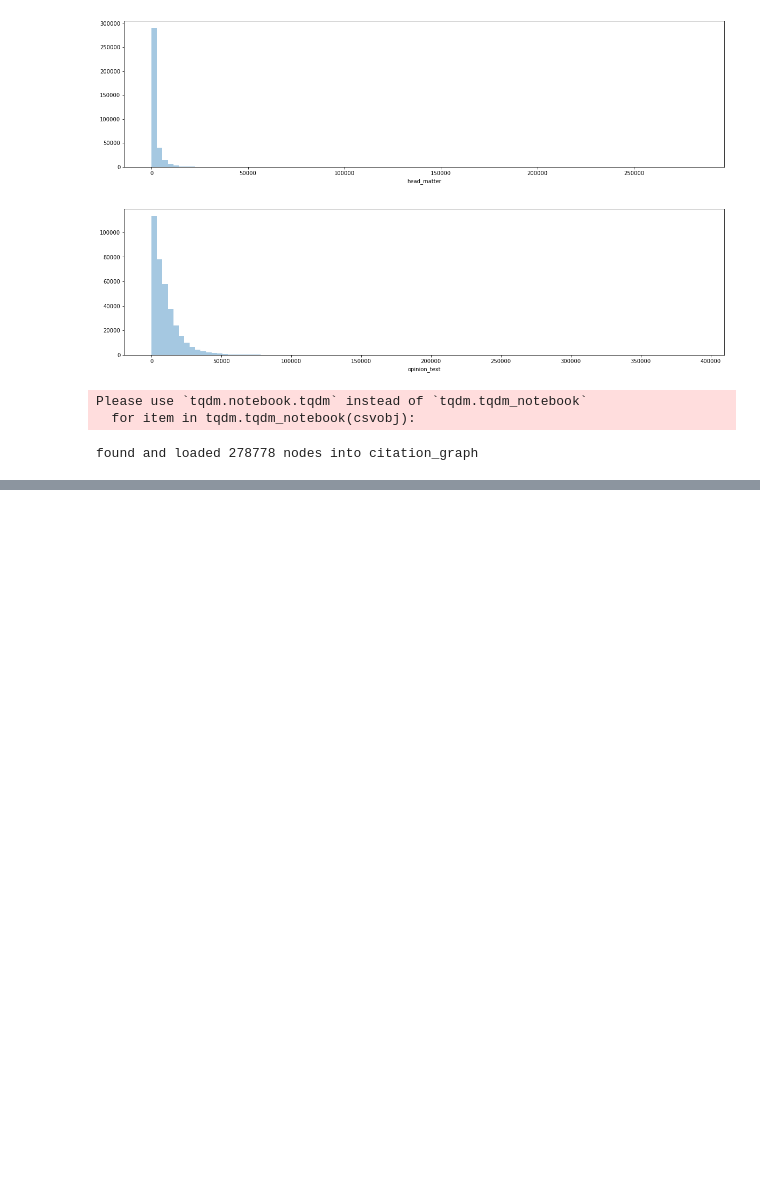
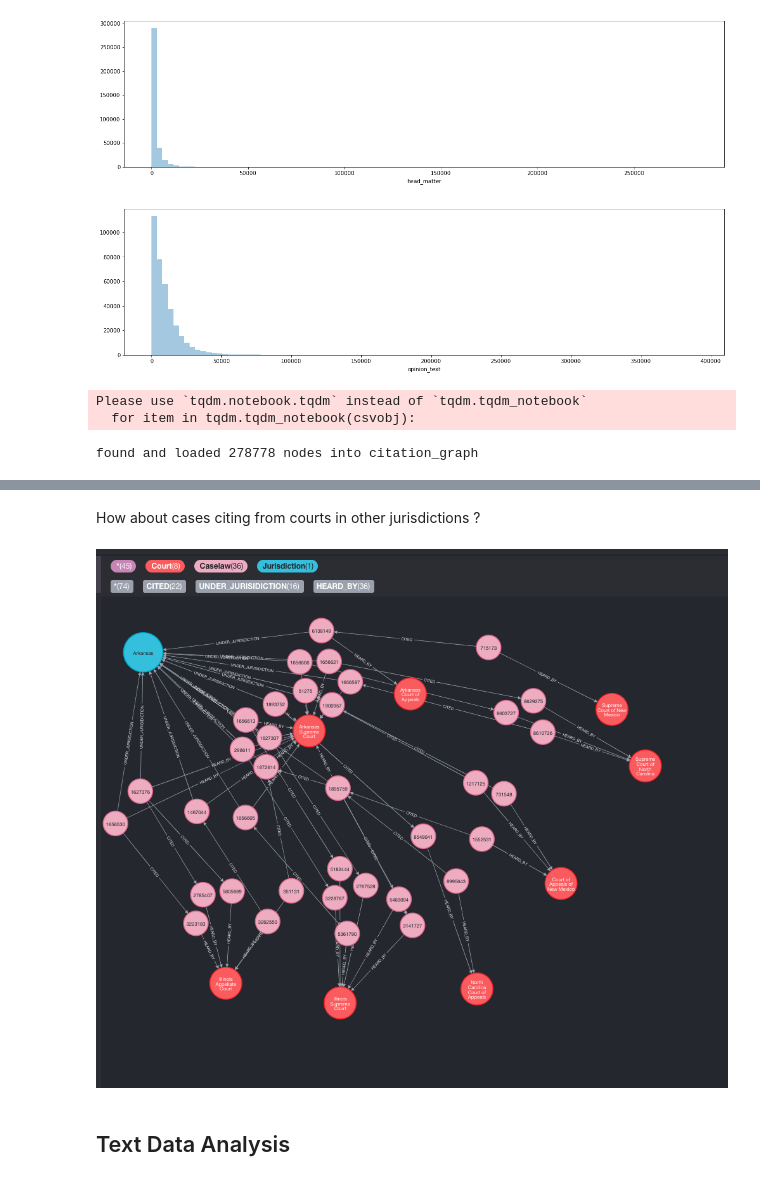
Before and after one commit to parambharat/cs109b-grp9-final-project, a Jupyter notebook: notebooks/data_wrangling.ipynb, the cells around one changed output, grey strips where cells are left out. Saved outputs shown, nothing was run; the diff lists cells and outputs as text; code cells hidden in the pictures; blank space fills up the shorter version.

```diff
--- a/notebooks/data_wrangling.ipynb
+++ b/notebooks/data_wrangling.ipynb
@@ -410,0 +472,8 @@ with open("../data/subset/caselines.txt", "w+") as outfile:
+# %% [markdown]
+How about cases citing from courts in other jurisdictions ?
+# %%
+Image(filename='../reports/sample_jurisdiction court_graph.png')
+# %% [output]
+[figure, added]
+# %% [markdown]
+## Text Data Analysis
```
Also changed, not shown: parts of 43 cells of this notebook.
